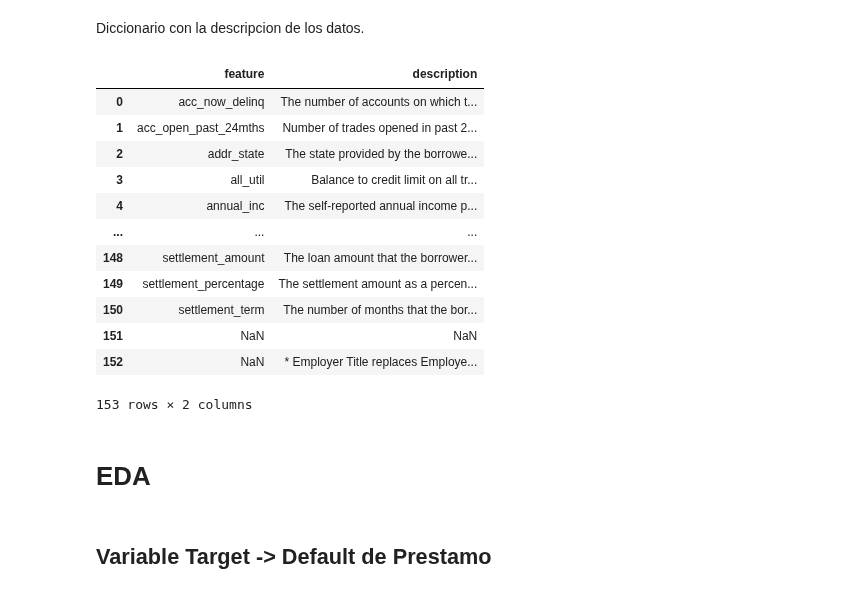
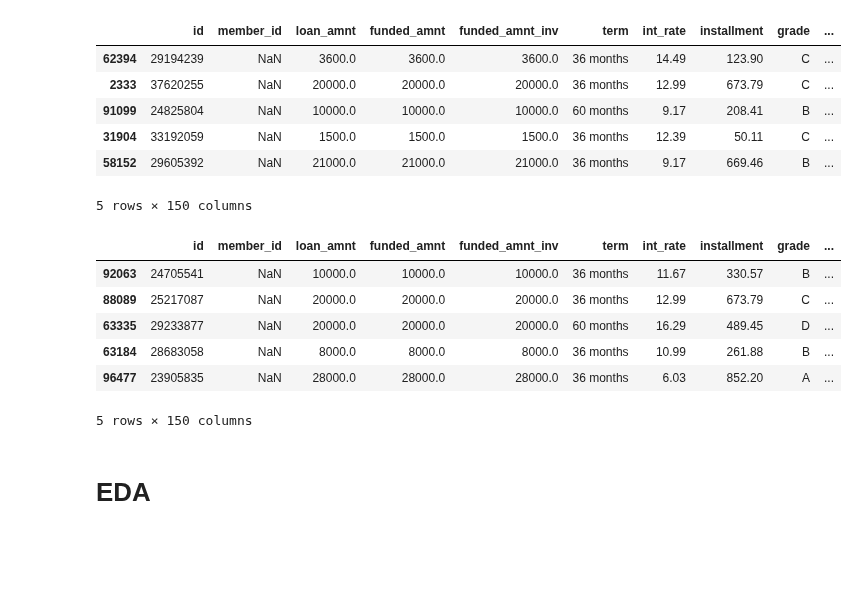
Before and after one commit to sonder-art/automl_p24, a Jupyter notebook: codigo/ml_practico/02_default_feature_selection.ipynb, the cells around one changed output. Cells and saved outputs as stored; diff of their text form; code cells hidden in the pictures; blank space fills up the shorter version.

Commit message:
new data format

```diff
--- a/codigo/ml_practico/02_default_feature_selection.ipynb
+++ b/codigo/ml_practico/02_default_feature_selection.ipynb
@@ -111,2 +0,0 @@ del dataset['Unnamed: 0']
-# %% [markdown]
-Diccionario con la descripcion de los datos.
@@ -116,16 +0,0 @@ datos_dict.columns = ['feature', 'description']
-# %%
-datos_dict
-# %% [output]
-|  | feature | description |
-| 0 | acc_now_delinq | The number of accounts on which t... |
-| 1 | acc_open_past_24mths | Number of trades opened in past 2... |
-| 2 | addr_state | The state provided by the borrowe... |
-| 3 | all_util | Balance to credit limit on all tr... |
-| 4 | annual_inc | The self-reported annual income p... |
-| ... | ... | ... |
-| 148 | settlement_amount | The loan amount that the borrower... |
-| 149 | settlement_percentage | The settlement amount as a percen... |
-| 150 | settlement_term | The number of months that the bor... |
-| 151 | NaN | NaN |
-| 152 | NaN | * Employer Title replaces Employe... |
-153 rows × 2 columns
@@ -132,4 +3,26 @@ datos_dict
+# %%
+url_train = "https://github.com/sonder-art/automl_p24/raw/main/codigo/ml_practico/data_train.parquet"
+data_train = pd.read_parquet(url_train)
+data_train.head()
+# %% [output]
+|  | id | member_id | loan_amnt | funded_amnt | funded_amnt_inv | term | int_rate | installment | grade | ... |
+| 62394 | 29194239 | NaN | 3600.0 | 3600.0 | 3600.0 | 36 months | 14.49 | 123.90 | C | ... |
+| 2333 | 37620255 | NaN | 20000.0 | 20000.0 | 20000.0 | 36 months | 12.99 | 673.79 | C | ... |
+| 91099 | 24825804 | NaN | 10000.0 | 10000.0 | 10000.0 | 60 months | 9.17 | 208.41 | B | ... |
+| 31904 | 33192059 | NaN | 1500.0 | 1500.0 | 1500.0 | 36 months | 12.39 | 50.11 | C | ... |
+| 58152 | 29605392 | NaN | 21000.0 | 21000.0 | 21000.0 | 36 months | 9.17 | 669.46 | B | ... |
+5 rows × 150 columns
+# %%
+url_test = "https://github.com/sonder-art/automl_p24/raw/main/codigo/ml_practico/data_test.parquet"
+data_test = pd.read_parquet(url_test)
+data_test.head()
+# %% [output]
+|  | id | member_id | loan_amnt | funded_amnt | funded_amnt_inv | term | int_rate | installment | grade | ... |
+| 92063 | 24705541 | NaN | 10000.0 | 10000.0 | 10000.0 | 36 months | 11.67 | 330.57 | B | ... |
+| 88089 | 25217087 | NaN | 20000.0 | 20000.0 | 20000.0 | 36 months | 12.99 | 673.79 | C | ... |
+| 63335 | 29233877 | NaN | 20000.0 | 20000.0 | 20000.0 | 60 months | 16.29 | 489.45 | D | ... |
+| 63184 | 28683058 | NaN | 8000.0 | 8000.0 | 8000.0 | 36 months | 10.99 | 261.88 | B | ... |
+| 96477 | 23905835 | NaN | 28000.0 | 28000.0 | 28000.0 | 36 months | 6.03 | 852.20 | A | ... |
+5 rows × 150 columns
 # %% [markdown]
 # EDA
-# %% [markdown]
-## Variable Target -> Default de Prestamo
```
Also changed, not shown: parts of 65 cells of this notebook, 4 other files.
